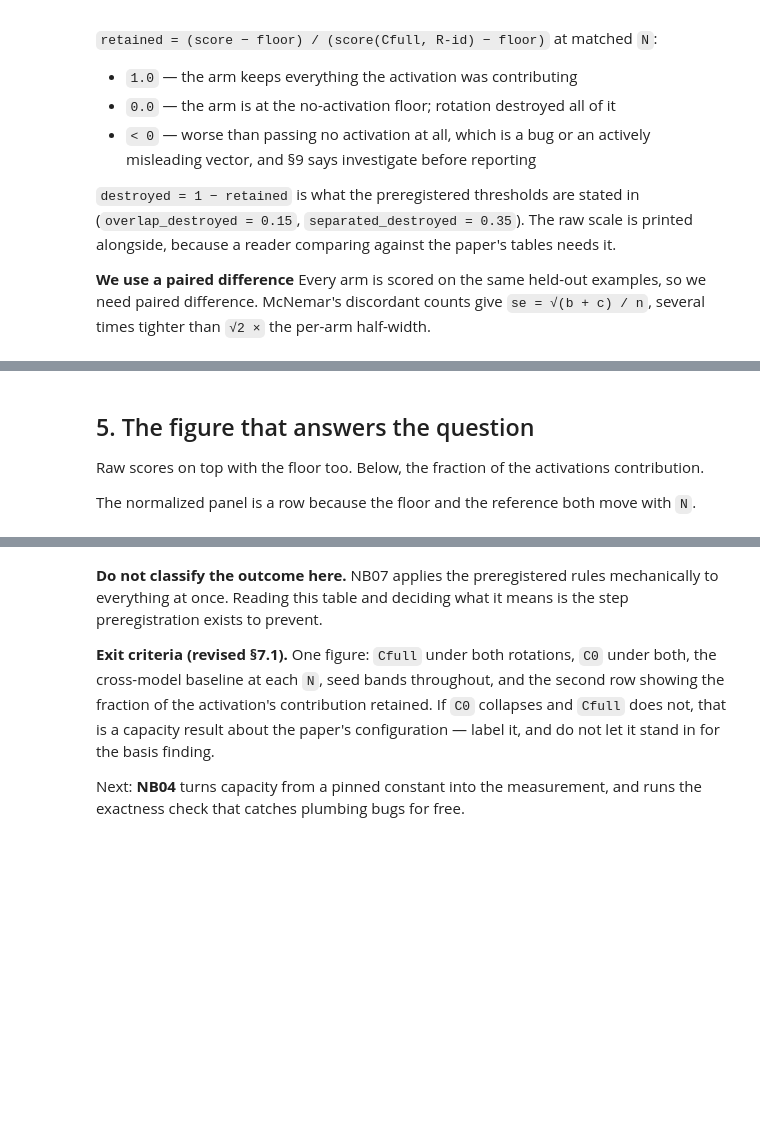
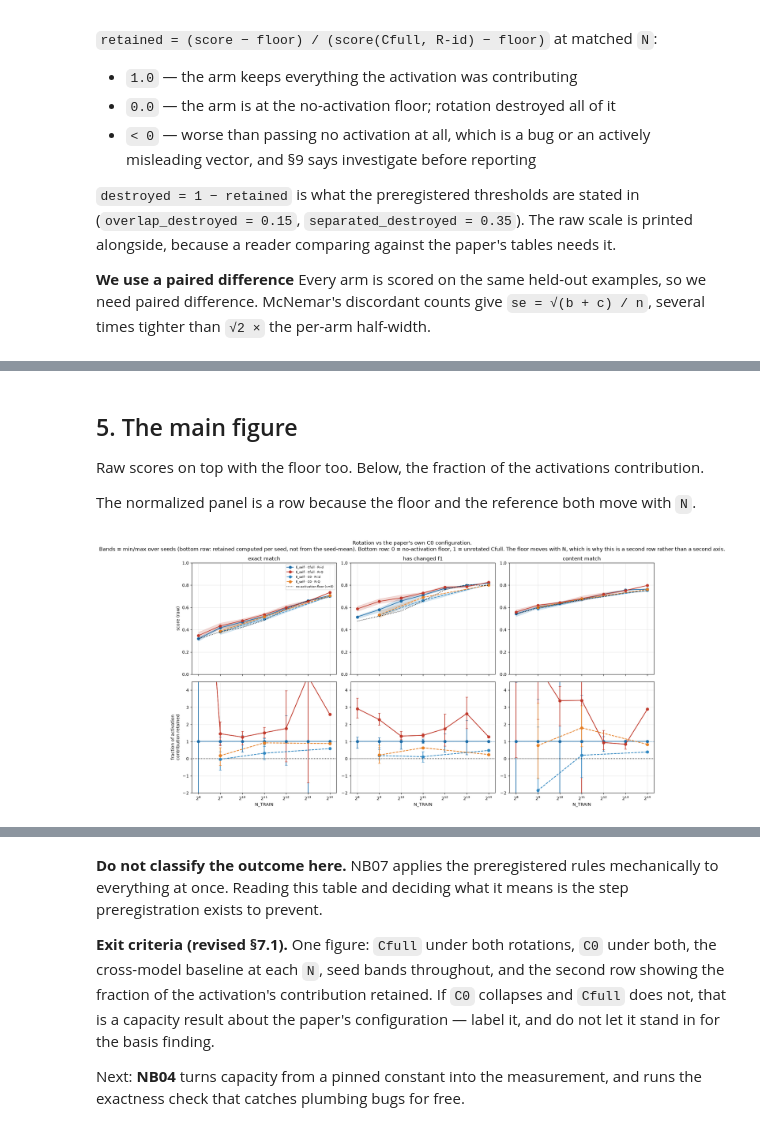
Before and after one commit to oakleafwarrior/self_explainer, a Jupyter notebook: notebooks/NB03_core_sweep.ipynb, the cells around one changed output, grey strips where cells are left out. Saved outputs shown, nothing was run; the diff lists cells and outputs as text; code cells hidden in the pictures; blank space fills up the shorter version.

```diff
--- a/notebooks/NB03_core_sweep.ipynb
+++ b/notebooks/NB03_core_sweep.ipynb
@@ -331,5 +467,5 @@ else:
 # %% [markdown]
-## 5. The figure that answers the question
+## 5. The main figure
 
 Raw scores on top with the floor too.
 Below, the fraction of the activations contribution.
@@ -368,35 +504,40 @@ for j, m in enumerate(METRICS):
     # seed (not from the seed-mean raw score) so the band shows this arm's own seed noise —
     # otherwise a mean-only line invites reading noise-driven excursions past 0/1 as signal.
     axn = axes[1][j]
     ref_m = core[core.label == "E_self · Cfull · R-id"].groupby("n_train")[m].mean().to_dict()
     for label, color in COLORS.items():
         sub = core[core.label == label]
         if not len(sub):
             continue
         retained = [S.fraction_retained(v, floor_at(n, m), ref_m.get(int(n), float("nan")))
                     for n, v in zip(sub["n_train"], sub[m])]
         g = (pd.Series(retained, index=sub["n_train"])
              .groupby(level=0).agg(["mean", "min", "max"]).sort_index())
         axn.plot(g.index, g["mean"], marker="o", color=color,
                  linestyle="--" if label in DASHED else "-")
-        axn.fill_between(g.index, g["min"], g["max"], color=color, alpha=0.18)
+        axn.errorbar(g.index, g["mean"],
+               yerr=[g["mean"] - g["min"], g["max"] - g["mean"]],
+               marker="o", capsize=3, color=color,
+               linestyle="--" if label in DASHED else "-")
     axn.axhline(0, color="black", linestyle=":", linewidth=1.4)
     axn.axhline(1, color="#1b6ca8", linestyle="--", linewidth=0.8)
     axn.set_xscale("log", base=2)
     axn.set_xlabel("N_TRAIN")
-    axn.set_ylim(-0.4, 1.3)
+    axn.set_ylim(-2, 4.5)
     axn.grid(alpha=0.3)
 
 axes[0][0].set_ylabel("score (raw)")
 axes[1][0].set_ylabel("fraction of activation\ncontribution retained")
 axes[0][0].legend(fontsize=7.5)
 fig.suptitle("Rotation vs the paper's own C0 configuration.\n"
              "Bands = min/max over seeds (bottom row: retained computed per seed, not from "
              "the seed-mean). Bottom row: 0 = no-activation floor, 1 = unrotated Cfull. The "
              "floor moves with N, which is why this is a second row rather than a second axis.")
 fig.tight_layout()
 fig.savefig(f"{C.FIGURES_DIR}/core_sweep.png", dpi=150)
 plt.show()
+# %% [output]
+[figure, added]
 # %%
 # the gap, the band, and the normalized scale the readings are stated on
 prereg = json.load(open(f"{C.REPORTS_DIR}/preregistration.json"))
```
Also changed, not shown: parts of 8 cells of this notebook.
